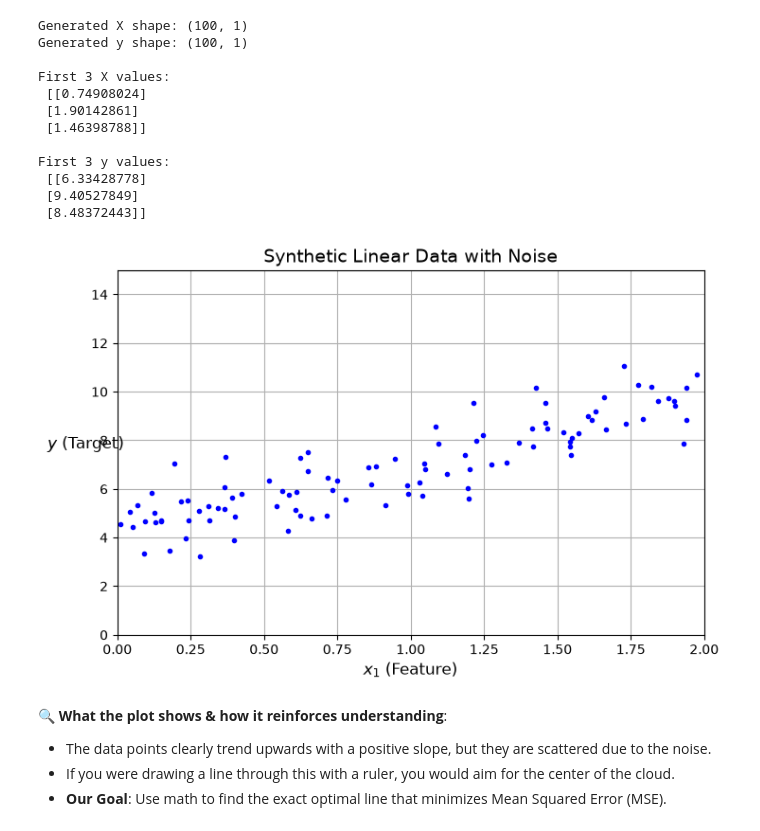
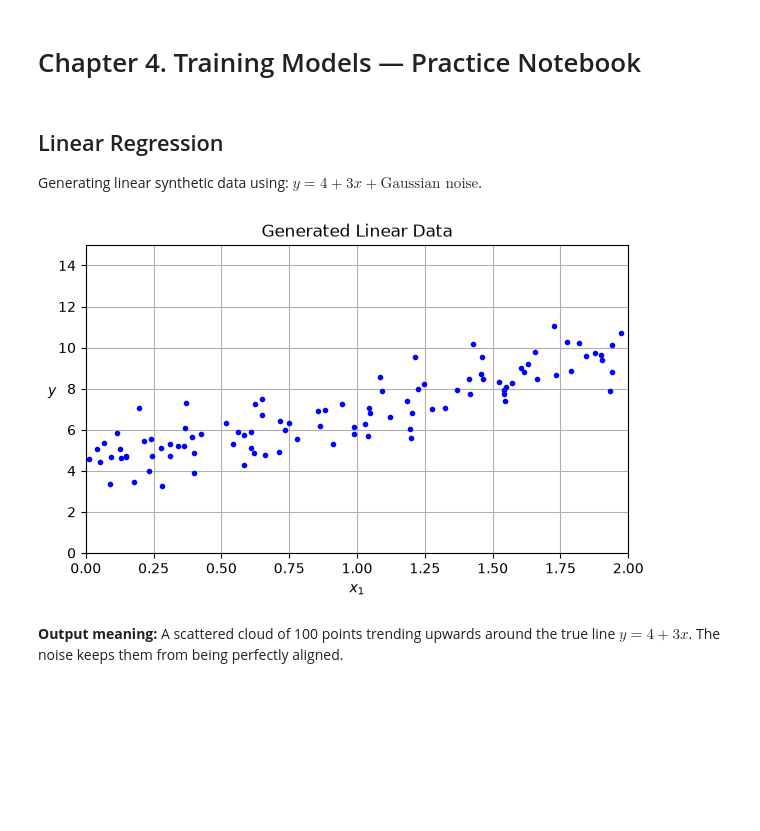
Before and after one commit to Hamshary99/mohamed-ai-learning, a Jupyter notebook: week1/day2/notebooks/Ch4_practice.ipynb, the cells around one changed output. Saved outputs shown, nothing was run; the diff lists cells and outputs as text; code cells hidden in the pictures; blank space fills up the shorter version.

```diff
--- a/week1/day2/notebooks/Ch4_practice.ipynb
+++ b/week1/day2/notebooks/Ch4_practice.ipynb
@@ -21,48 +1,27 @@ $$y = 4 + 3x + \text{Gaussian Noise}$$
-# %%
-import numpy as np
-import matplotlib.pyplot as plt
-
-# Set seed for exact reproducibility
-np.random.seed(42)
-
-# Generate 100 random feature values between 0 and 2
-X = 2 * np.random.rand(100, 1)
-
-# Generate targets using y = 4 + 3x + Gaussian noise (mean 0, std 1)
-y = 4 + 3 * X + np.random.randn(100, 1)
-
-print("Generated X shape:", X.shape)
-print("Generated y shape:", y.shape)
-print("\nFirst 3 X values:\n", X[:3])
-print("\nFirst 3 y values:\n", y[:3])
-# %% [output]
-Generated X shape: (100, 1)
-Generated y shape: (100, 1)
-
-First 3 X values:
- [[0.74908024]
- [1.90142861]
- [1.46398788]]
-
-First 3 y values:
- [[6.33428778]
- [9.40527849]
- [8.48372443]]
+# %% [markdown]
+# Chapter 4. Training Models — Practice Notebook
+# %% [markdown]
+## Linear Regression
+
+Generating linear synthetic data using: $y = 4 + 3x + \text{Gaussian noise}$.
 # %%
-# Visualize the dataset
-plt.figure(figsize=(8, 5))
+import numpy as np
+import matplotlib.pyplot as plt
+
+np.random.seed(42)
+X = 2 * np.random.rand(100, 1)
+y = 4 + 3 * X + np.random.randn(100, 1)
+
+plt.figure(figsize=(7, 4))
 plt.plot(X, y, "b.")
-plt.xlabel("$x_1$ (Feature)", fontsize=12)
-plt.ylabel("$y$ (Target)", rotation=0, fontsize=12)
-plt.title("Synthetic Linear Data with Noise", fontsize=14)
+plt.xlabel("$x_1$")
+plt.ylabel("$y$", rotation=0)
 plt.axis([0, 2, 0, 15])
 plt.grid(True)
+plt.title("Generated Linear Data")
 plt.show()
 # %% [output]
-[figure, old version]
+[figure, new version]
-# %% [markdown]
-🔍 **What the plot shows & how it reinforces understanding**:
-- The data points clearly trend upwards with a positive slope, but they are scattered due to the noise.
-- If you were drawing a line through this with a ruler, you would aim for the center of the cloud.
-- **Our Goal**: Use math to find the exact optimal line that minimizes Mean Squared Error (MSE).
+# %% [markdown]
+**Output meaning:** A scattered cloud of 100 points trending upwards around the true line $y = 4 + 3x$. The noise keeps them from being perfectly aligned.
 # %% [markdown]
```
Also changed, not shown: parts of 16 cells of this notebook, 1 other file.
